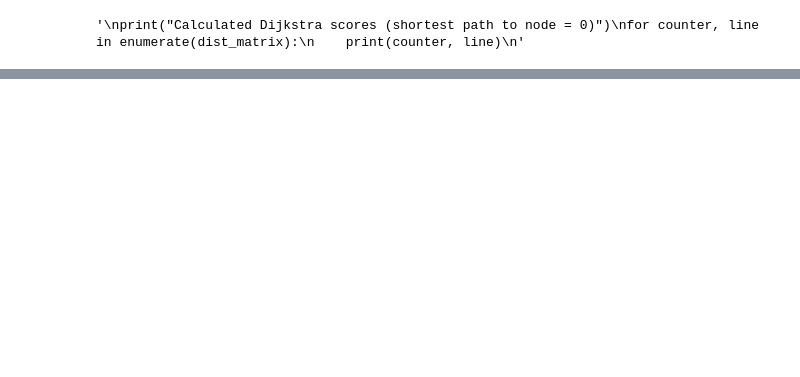
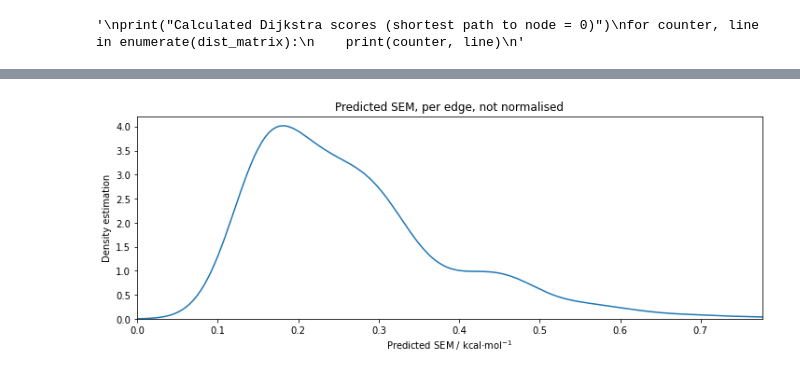
Before and after one commit to michellab/RBFENN, a Jupyter notebook: CLI/network_scoring/dijkstra_scoring.ipynb, the cells around one changed output, grey strips where cells are left out. Cells and saved outputs as stored; diff of their text form; code cells hidden in the pictures; blank space fills up the shorter version.

```diff
--- a/CLI/network_scoring/dijkstra_scoring.ipynb
+++ b/CLI/network_scoring/dijkstra_scoring.ipynb
@@ -188,0 +211,16 @@ mean: 1.925
+# %%
+# we can also make it a bit prettier, e.g. using a density plot. Seaborn makes this quite straightforward.
+fig, ax = plt.subplots(figsize=(12, 4)) # easier for controlling figure dims
+
+sns.kdeplot(sem_scores, ax=ax)
+
+# do some further formatting.
+ax.set_title("Predicted SEM, per edge, not normalised")
+ax.set_xlabel("Predicted SEM / kcal$\cdot$mol$^{-1}$")
+ax.set_ylabel("Density estimation")
+
+ax.set_xlim(0, max(sem_scores)) # cut off the x values; SEM < 0 is confusing.
+
+plt.show()
+# %% [output]
+[figure, added]
```
Also changed, not shown: parts of 10 cells of this notebook.
